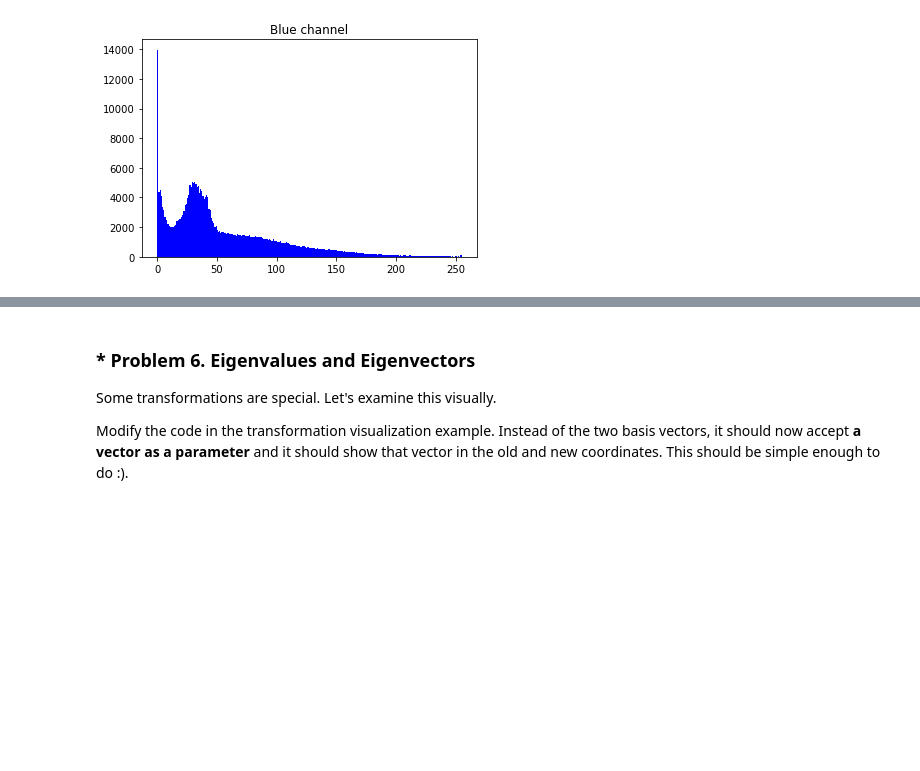
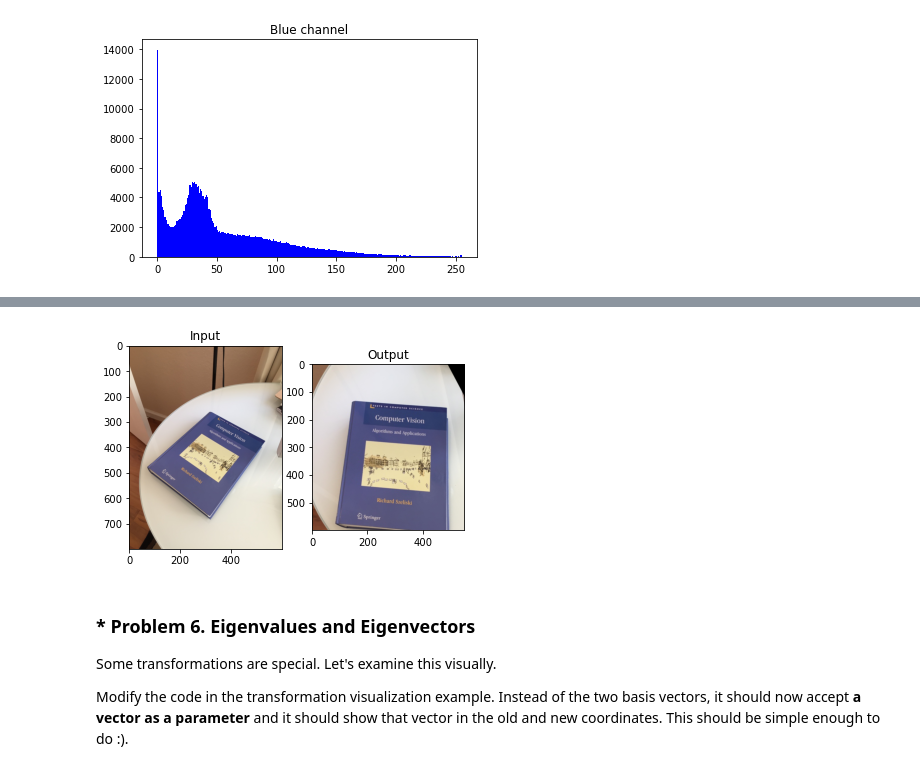
Before and after one commit to TodorNedkovski/Artificial-Intelligence-21-22, a Jupyter notebook: Math concepts for developers/06. Linear-Algebra-Exercise/Linear Algebra Exercise.ipynb, the cells around one changed output, grey strips where cells are left out. Saved outputs shown, nothing was run; the diff lists cells and outputs as text; code cells hidden in the pictures; blank space fills up the shorter version.

```diff
--- a/Math concepts for developers/06. Linear-Algebra-Exercise/Linear Algebra Exercise.ipynb
+++ b/Math concepts for developers/06. Linear-Algebra-Exercise/Linear Algebra Exercise.ipynb
@@ -599,3 +578,28 @@ For more information about linear transformations on images in OpenCV, you can h
+# %%
+import cv2
+import numpy as np
+
+img = read_image('book1.jpg')
+rows,cols,ch = img.shape
+
+pts1 = np.float32([[284,345],[433,435],[427,352],[306,310]])
+pts2 = np.float32([[193,279],[428,297],[356,197],[184,218]])
+
+M = cv2.getPerspectiveTransform(pts1,pts2)
+
+dst = cv2.warpPerspective(img,M,(550,600))
+
+plt.subplot(121)
+plt.imshow(img)
+plt.title('Input')
+
+plt.subplot(122)
+plt.imshow(dst)
+plt.title('Output')
+
+plt.show()
+# %% [output]
+[figure, added]
 # %% [markdown]
 ### * Problem 6. Eigenvalues and Eigenvectors
 Some transformations are special. Let's examine this visually.
```
Also changed, not shown: parts of 6 cells of this notebook, 2 other files.
